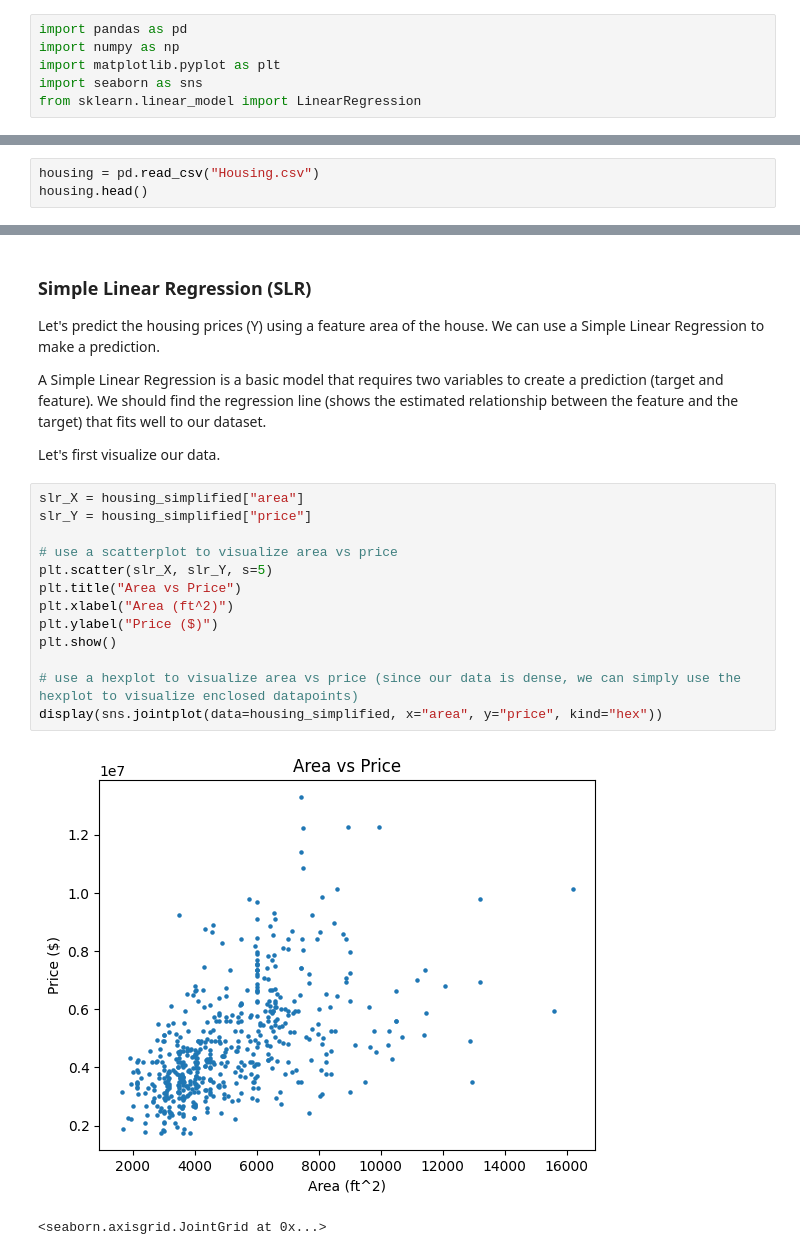
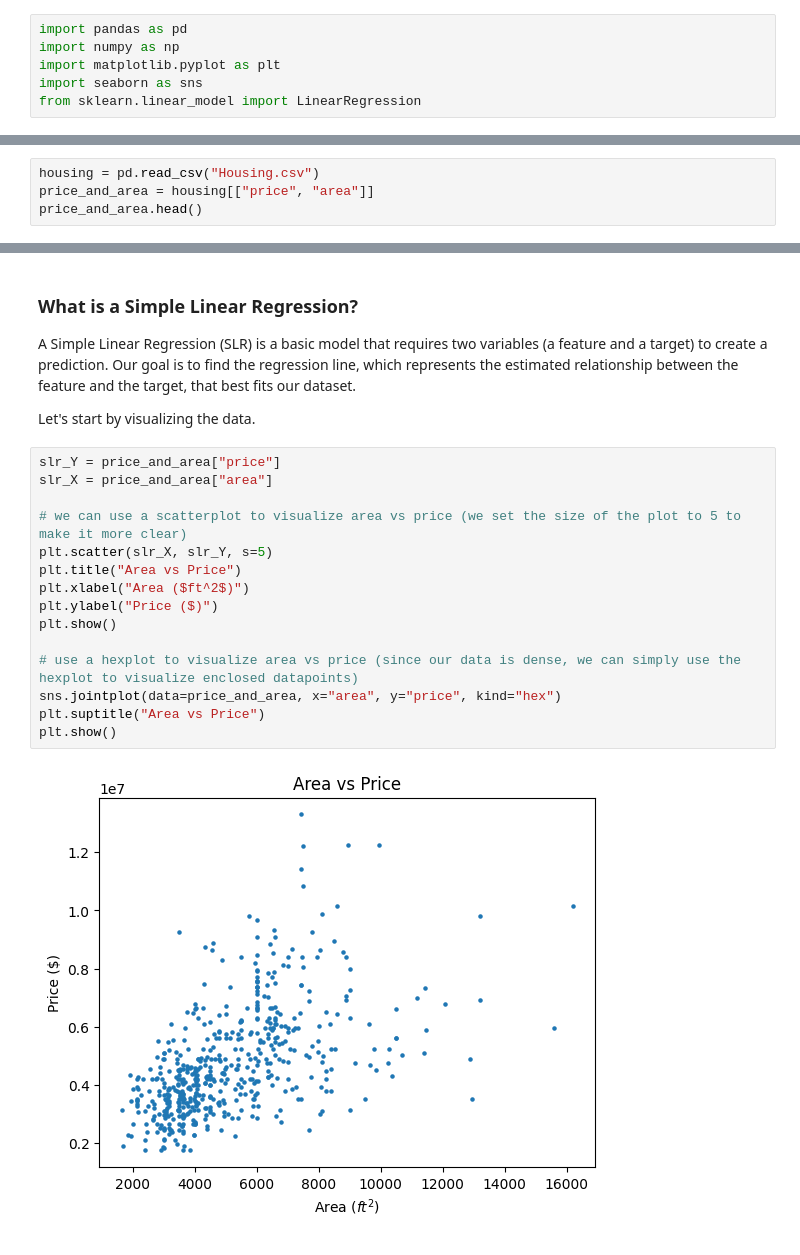
Before and after one commit to mkim2178/Modeling_Factory, a Jupyter notebook: analyze_housing/how_price_can_change.ipynb, the cells around one changed output, grey strips where cells are left out. Cells and saved outputs as stored; diff of their text form.

```diff
--- a/analyze_housing/how_price_can_change.ipynb
+++ b/analyze_housing/how_price_can_change.ipynb
@@ -11,4 +13,5 @@ from sklearn.linear_model import LinearRegression
 # %%
 housing = pd.read_csv("Housing.csv")
-housing.head()
+price_and_area = housing[["price", "area"]]
+price_and_area.head()
 # %% [output]
@@ -47,24 +34,23 @@ However, in this project, we will focus on implementing Simple Linear Regression
 # %% [markdown]
-### Simple Linear Regression (SLR)
+### What is a Simple Linear Regression?
 
-Let's predict the housing prices (Y) using a feature area of the house. We can use a Simple Linear Regression to make a prediction.
+A Simple Linear Regression (SLR) is a basic model that requires two variables (a feature and a target) to create a prediction. Our goal is to find the regression line, which represents the estimated relationship between the feature and the target, that best fits our dataset.
 
-A Simple Linear Regression is a basic model that requires two variables to create a prediction (target and feature). We should find the regression line (shows the estimated relationship between the feature and the target) that fits well to our dataset.
-
-Let's first visualize our data.
+Let's start by visualizing the data.
 # %%
-slr_X = housing_simplified["area"]
-slr_Y = housing_simplified["price"]
+slr_Y = price_and_area["price"]
+slr_X = price_and_area["area"]
 
-# use a scatterplot to visualize area vs price
+# we can use a scatterplot to visualize area vs price (we set the size of the plot to 5 to make it more clear)
 plt.scatter(slr_X, slr_Y, s=5)
 plt.title("Area vs Price")
-plt.xlabel("Area (ft^2)")
+plt.xlabel("Area ($ft^2$)")
 plt.ylabel("Price ($)")
 plt.show()
 
 # use a hexplot to visualize area vs price (since our data is dense, we can simply use the hexplot to visualize enclosed datapoints)
-display(sns.jointplot(data=housing_simplified, x="area", y="price", kind="hex"))
+sns.jointplot(data=price_and_area, x="area", y="price", kind="hex")
+plt.suptitle("Area vs Price")
+plt.show()
 # %% [output]
-[figure, old version]
+[figure, new version]
-<seaborn.axisgrid.JointGrid at 0x...>
```
Also changed, not shown: parts of 12 cells of this notebook.
